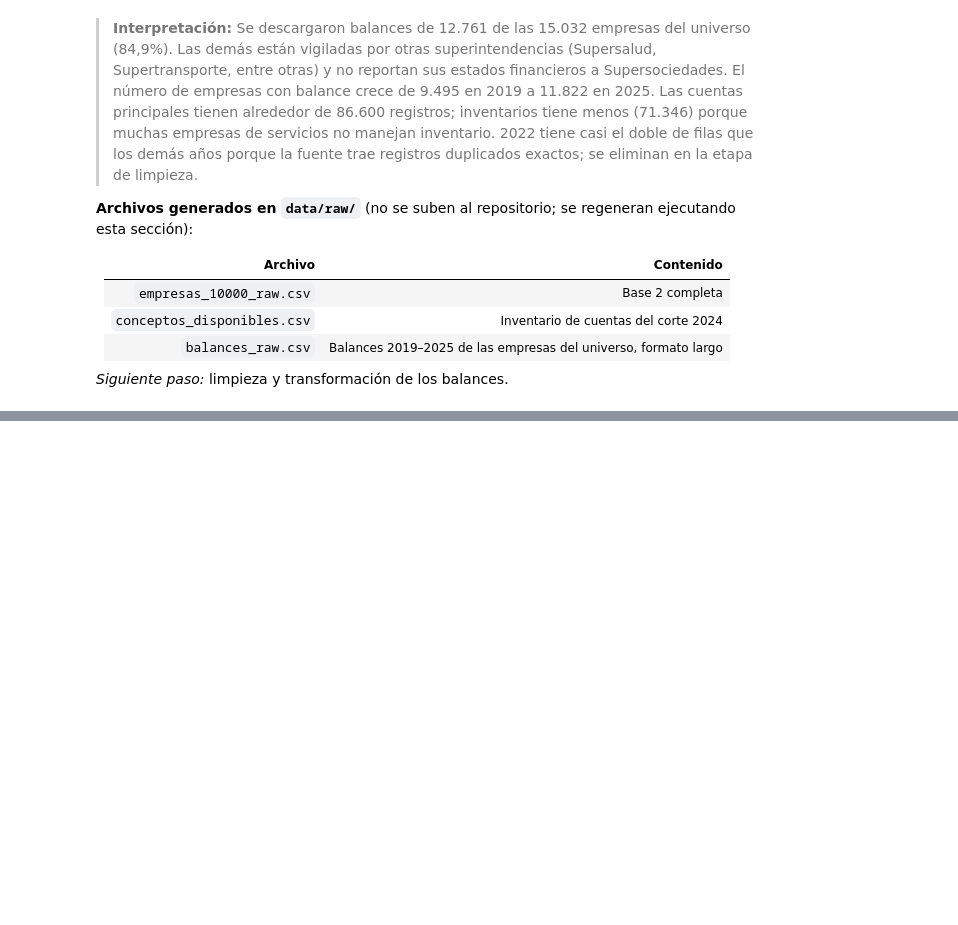
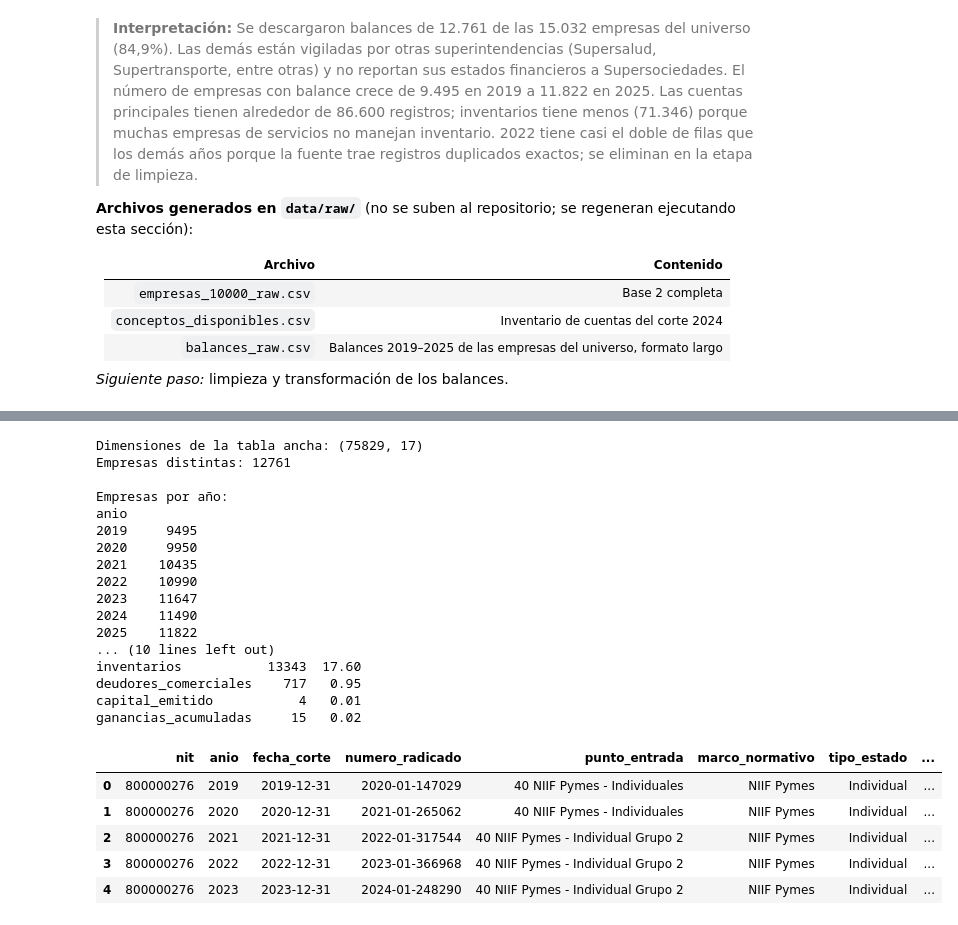
Before and after one commit to JulianHZ711/Final-AnalisisDatos, a Jupyter notebook: notebooks/proyecto_integrador.ipynb, the cells around one changed output, grey strips where cells are left out. Saved outputs shown, nothing was run; the diff lists cells and outputs as text; code cells hidden in the pictures; blank space fills up the shorter version.

```diff
--- a/notebooks/proyecto_integrador.ipynb
+++ b/notebooks/proyecto_integrador.ipynb
@@ -424,0 +531,10 @@ sección):
+# %%
+filas_antes = balances.groupby("anio").size()
+balances = balances.drop_duplicates().reset_index(drop=True)
+filas_despues = balances.groupby("anio").size()
+
+trazabilidad.append(("Eliminar duplicados exactos", len(balances),
+                     "Filas idénticas en todas las columnas"))
+
+print(pd.DataFrame({"antes": filas_antes, "después": filas_despues,
+                    "eliminadas": filas_antes - filas_despues}))
@@ -424,0 +690,49 @@ sección):
+# %%
+ancho = balances.pivot(index=llave, columns="cuenta", values="valor").reset_index()
+ancho.columns.name = None
+
+metadatos = (balances[llave + ["fecha_corte", "numero_radicado", "punto_entrada",
+                               "marco_normativo", "tipo_estado"]]
+             .drop_duplicates(llave))
+balances_limpios = metadatos.merge(ancho, on=llave, how="inner")
+
+orden_cuentas = [c for c in CUENTAS if c in balances_limpios.columns]
+balances_limpios = (balances_limpios[llave + ["fecha_corte", "numero_radicado", "punto_entrada",
+                                             "marco_normativo", "tipo_estado"] + orden_cuentas]
+                    .sort_values(llave).reset_index(drop=True))
+balances_limpios["anio"] = balances_limpios["anio"].astype(int)
+
+assert not balances_limpios.duplicated(llave).any(), "Hay empresas repetidas en el mismo año"
+
+print("Dimensiones de la tabla ancha:", balances_limpios.shape)
+print("Empresas distintas:", balances_limpios["nit"].nunique())
+print("\nEmpresas por año:")
+print(balances_limpios.groupby("anio").size().rename("empresas"))
+print("\nNulos por cuenta (empresa-año sin ese dato):")
+nulos = balances_limpios[orden_cuentas].isna().sum()
+print(pd.DataFrame({"nulos": nulos, "%": (nulos / len(balances_limpios) * 100).round(2)}))
+balances_limpios.head()
+# %% [output]
+Dimensiones de la tabla ancha: (75829, 17)
+Empresas distintas: 12761
+
+Empresas por año:
+anio
+2019     9495
+2020     9950
+2021    10435
+2022    10990
+2023    11647
+2024    11490
+2025    11822
+... (10 lines left out)
+inventarios           13343  17.60
+deudores_comerciales    717   0.95
+capital_emitido           4   0.01
+ganancias_acumuladas     15   0.02
+|  | nit | anio | fecha_corte | numero_radicado | punto_entrada | marco_normativo | tipo_estado | ... |
+| 0 | 800000276 | 2019 | 2019-12-31 | 2020-01-147029 | 40 NIIF Pymes - Individuales | NIIF Pymes | Individual | ... |
+| 1 | 800000276 | 2020 | 2020-12-31 | 2021-01-265062 | 40 NIIF Pymes - Individuales | NIIF Pymes | Individual | ... |
+| 2 | 800000276 | 2021 | 2021-12-31 | 2022-01-317544 | 40 NIIF Pymes - Individual Grupo 2 | NIIF Pymes | Individual | ... |
+| 3 | 800000276 | 2022 | 2022-12-31 | 2023-01-366968 | 40 NIIF Pymes - Individual Grupo 2 | NIIF Pymes | Individual | ... |
+| 4 | 800000276 | 2023 | 2023-12-31 | 2024-01-248290 | 40 NIIF Pymes - Individual Grupo 2 | NIIF Pymes | Individual | ... |
```
Also changed, not shown: parts of 19 cells of this notebook, 2 other files.
